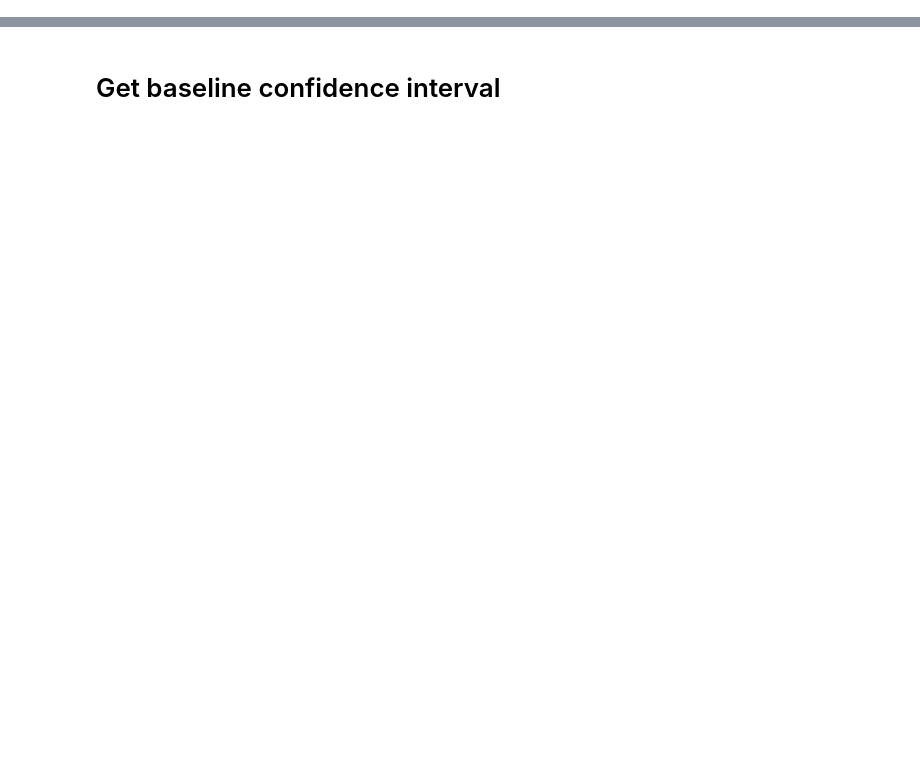
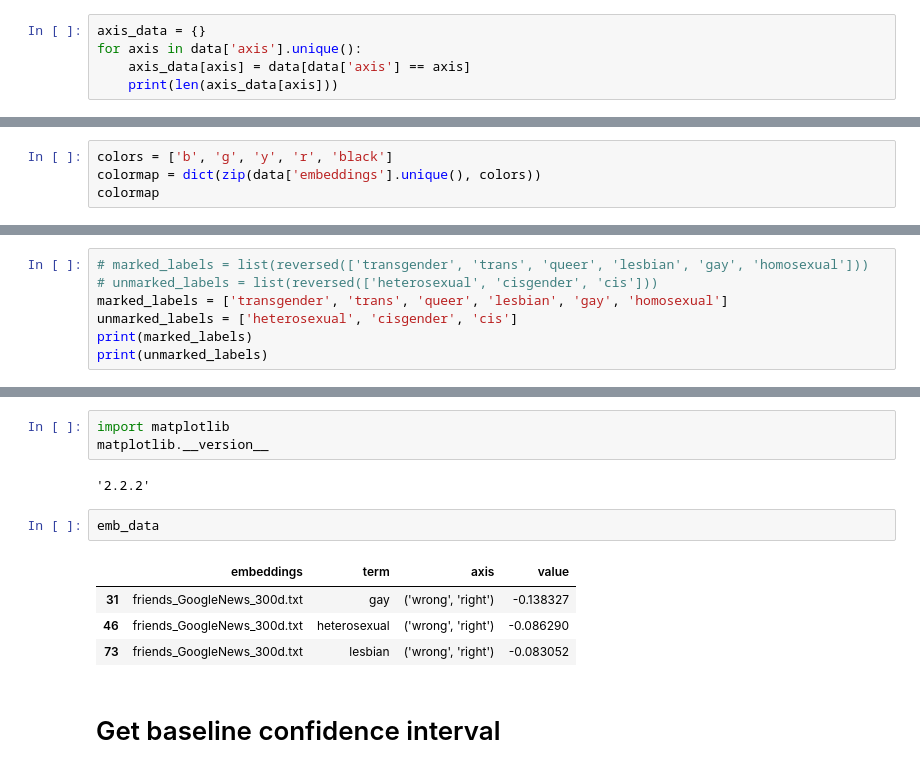
Before and after one commit to michaelmilleryoder/fanfiction-scripts, a Jupyter notebook: jupyter/semaxis.ipynb, the cells around one changed output, grey strips where cells are left out. Cells and saved outputs as stored; diff of their text form; blank space fills up the shorter version.

```diff
--- a/jupyter/semaxis.ipynb
+++ b/jupyter/semaxis.ipynb
@@ -4,0 +35,5 @@ data_dirpath = '/usr0/home/mamille2/erebor/nyt/'
+# %%
+axis_data = {}
+for axis in data['axis'].unique():
+    axis_data[axis] = data[data['axis'] == axis]
+    print(len(axis_data[axis]))
@@ -4,0 +44,4 @@ data_dirpath = '/usr0/home/mamille2/erebor/nyt/'
+# %%
+colors = ['b', 'g', 'y', 'r', 'black']
+colormap = dict(zip(data['embeddings'].unique(), colors))
+colormap
@@ -4,0 +54,7 @@ data_dirpath = '/usr0/home/mamille2/erebor/nyt/'
+# %%
+# marked_labels = list(reversed(['transgender', 'trans', 'queer', 'lesbian', 'gay', 'homosexual']))
+# unmarked_labels = list(reversed(['heterosexual', 'cisgender', 'cis']))
+marked_labels = ['transgender', 'trans', 'queer', 'lesbian', 'gay', 'homosexual']
+unmarked_labels = ['heterosexual', 'cisgender', 'cis']
+print(marked_labels)
+print(unmarked_labels)
@@ -5,2 +92,14 @@ data_dirpath = '/usr0/home/mamille2/erebor/nyt/'
+# %%
+import matplotlib
+matplotlib.__version__
+# %% [output]
+'2.2.2'
+# %%
+emb_data
+# %% [output]
+|  | embeddings | term | axis | value |
+| 31 | friends_GoogleNews_300d.txt | gay | ('wrong', 'right') | -0.138327 |
+| 46 | friends_GoogleNews_300d.txt | heterosexual | ('wrong', 'right') | -0.086290 |
+| 73 | friends_GoogleNews_300d.txt | lesbian | ('wrong', 'right') | -0.083052 |
 # %% [markdown]
 # Get baseline confidence interval
```
Also changed, not shown: parts of 19 cells of this notebook.
